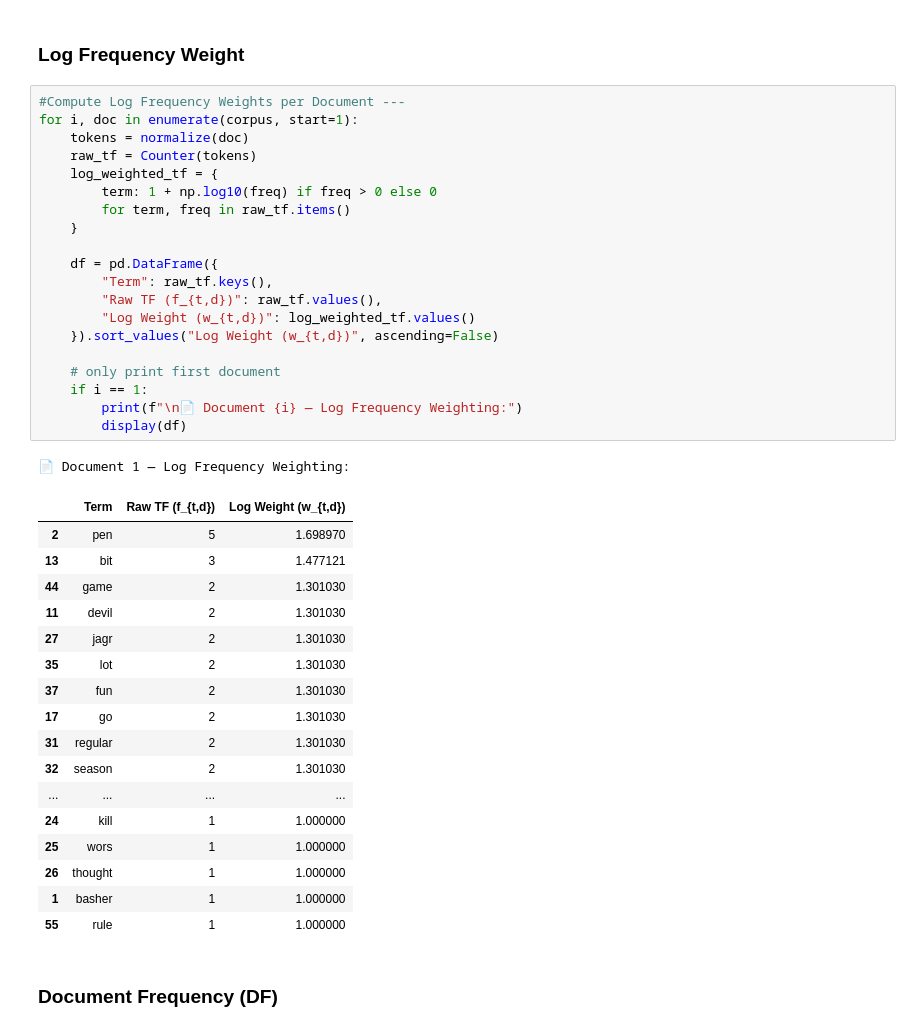
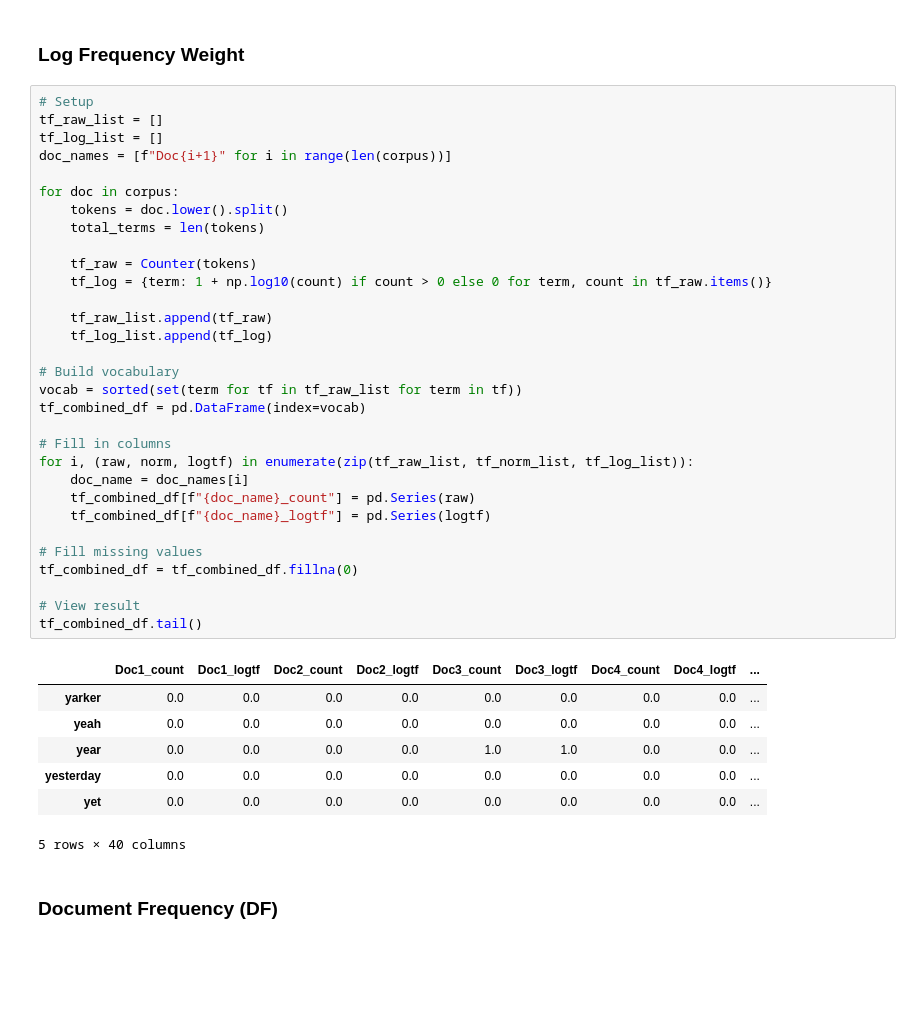
Before and after one commit to tcsgik/PROG8245_Lab7, a Jupyter notebook: IRBasics_VectorSpaceProximity.ipynb, the cells around one changed output. Drawn from its saved outputs; the diff is of its cells as text; blank space fills up the shorter version.

```diff
--- a/IRBasics_VectorSpaceProximity.ipynb
+++ b/IRBasics_VectorSpaceProximity.ipynb
@@ -1101,44 +1131,44 @@ for i, doc_content in enumerate(corpus):
 # %% [markdown]
 ### Log Frequency Weight
 # %%
-#Compute Log Frequency Weights per Document ---
-for i, doc in enumerate(corpus, start=1):
-    tokens = normalize(doc)
-    raw_tf = Counter(tokens)
-    log_weighted_tf = {
-        term: 1 + np.log10(freq) if freq > 0 else 0
-        for term, freq in raw_tf.items()
-    }
+# Setup
+tf_raw_list = []
+tf_log_list = []
+doc_names = [f"Doc{i+1}" for i in range(len(corpus))]
 
-    df = pd.DataFrame({
-        "Term": raw_tf.keys(),
-        "Raw TF (f_{t,d})": raw_tf.values(),
-        "Log Weight (w_{t,d})": log_weighted_tf.values()
-    }).sort_values("Log Weight (w_{t,d})", ascending=False)
+for doc in corpus:
+    tokens = doc.lower().split()
+    total_terms = len(tokens)
 
-    # only print first document
-    if i == 1:
-        print(f"\n📄 Document {i} — Log Frequency Weighting:")
-        display(df)
+    tf_raw = Counter(tokens)
+    tf_log = {term: 1 + np.log10(count) if count > 0 else 0 for term, count in tf_raw.items()}
+
+    tf_raw_list.append(tf_raw)
+    tf_log_list.append(tf_log)
+
+# Build vocabulary
+vocab = sorted(set(term for tf in tf_raw_list for term in tf))
+tf_combined_df = pd.DataFrame(index=vocab)
+
+# Fill in columns
+for i, (raw, norm, logtf) in enumerate(zip(tf_raw_list, tf_norm_list, tf_log_list)):
+    doc_name = doc_names[i]
+    tf_combined_df[f"{doc_name}_count"] = pd.Series(raw)
+    tf_combined_df[f"{doc_name}_logtf"] = pd.Series(logtf)
+
+# Fill missing values
+tf_combined_df = tf_combined_df.fillna(0)
+
+# View result
+tf_combined_df.tail()
 # %% [output]
+|  | Doc1_count | Doc1_logtf | Doc2_count | Doc2_logtf | Doc3_count | Doc3_logtf | Doc4_count | Doc4_logtf | ... |
+| yarker | 0.0 | 0.0 | 0.0 | 0.0 | 0.0 | 0.0 | 0.0 | 0.0 | ... |
+| yeah | 0.0 | 0.0 | 0.0 | 0.0 | 0.0 | 0.0 | 0.0 | 0.0 | ... |
+| year | 0.0 | 0.0 | 0.0 | 0.0 | 1.0 | 1.0 | 0.0 | 0.0 | ... |
+| yesterday | 0.0 | 0.0 | 0.0 | 0.0 | 0.0 | 0.0 | 0.0 | 0.0 | ... |
+| yet | 0.0 | 0.0 | 0.0 | 0.0 | 0.0 | 0.0 | 0.0 | 0.0 | ... |
-📄 Document 1 — Log Frequency Weighting:
+5 rows × 40 columns
-|  | Term | Raw TF (f_{t,d}) | Log Weight (w_{t,d}) |
-| 2 | pen | 5 | 1.698970 |
-| 13 | bit | 3 | 1.477121 |
-| 44 | game | 2 | 1.301030 |
-| 11 | devil | 2 | 1.301030 |
-| 27 | jagr | 2 | 1.301030 |
-| 35 | lot | 2 | 1.301030 |
-| 37 | fun | 2 | 1.301030 |
-| 17 | go | 2 | 1.301030 |
-| 31 | regular | 2 | 1.301030 |
-| 32 | season | 2 | 1.301030 |
-| ... | ... | ... | ... |
-| 24 | kill | 1 | 1.000000 |
-| 25 | wors | 1 | 1.000000 |
-| 26 | thought | 1 | 1.000000 |
-| 1 | basher | 1 | 1.000000 |
-| 55 | rule | 1 | 1.000000 |
 # %% [markdown]
 ### Document Frequency (DF)
 # %%
```
Also changed, not shown: parts of 9 cells of this notebook.
